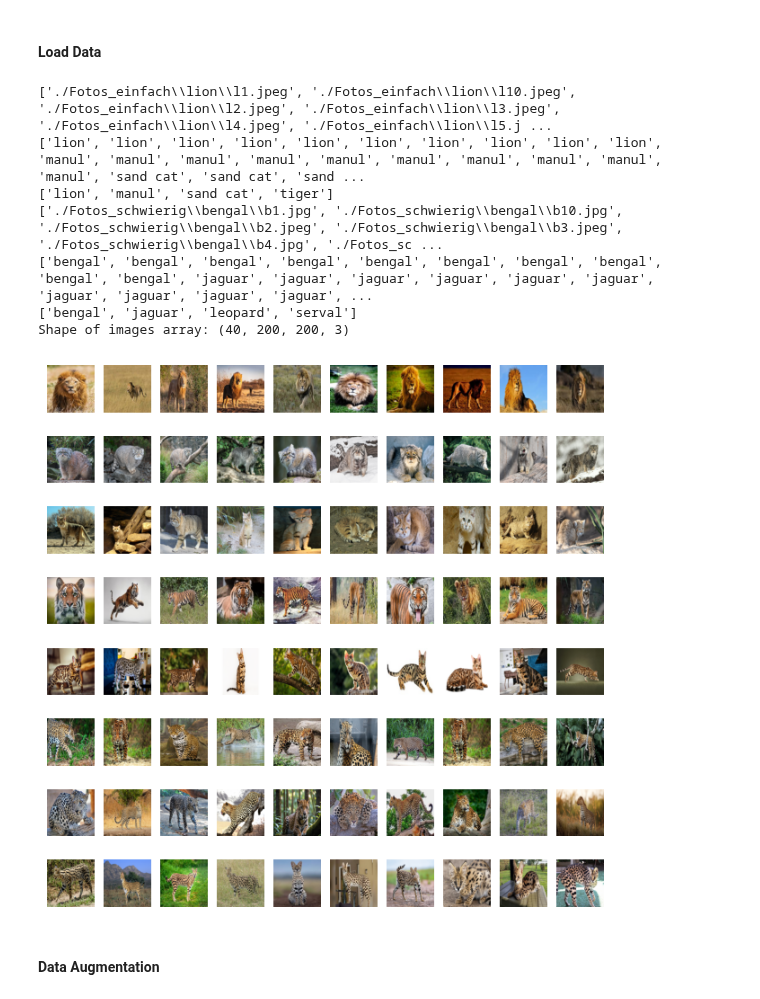
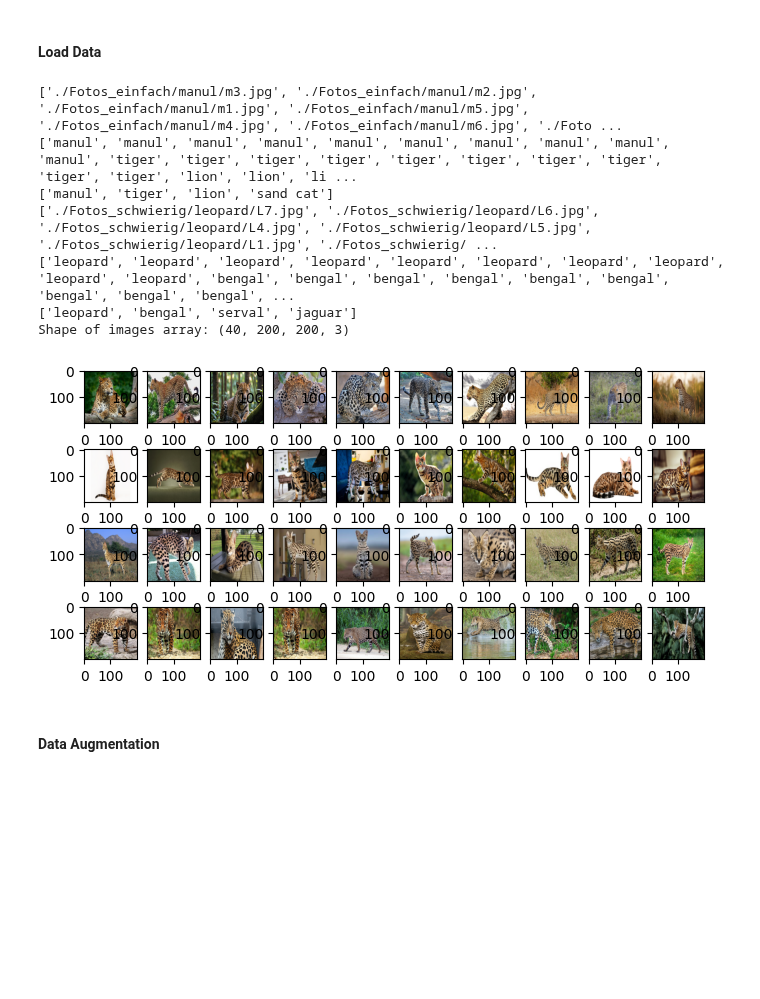
Before and after one commit to D0dizzle/Machine-and-Deep-Learning, a Jupyter notebook: Prüfung.ipynb, the cells around one changed output. Drawn from its saved outputs; the diff is of its cells as text; code cells hidden in the pictures; blank space fills up the shorter version.

```diff
--- a/Prüfung.ipynb
+++ b/Prüfung.ipynb
@@ -25,49 +27,41 @@ folder_e = './Fotos_einfach'
 folder_h = './Fotos_schwierig'
 #image_names, categories = read_image_names(filepath)
 categories_e, image_names_e, labels_e = func.get_filenames_labels(folder_e)
 categories_h, image_names_h, labels_h = func.get_filenames_labels(folder_h)
 print(image_names_e)
 print(labels_e)
 print(categories_e)
 print(image_names_h)
 print(labels_h)
 print(categories_h)
 # Load images
 input_shape = {
     "height": 200,
     "width": 200,
     "channels": 3
 }
 images_e = func.read_images(image_names_e, height=input_shape["height"], width=input_shape["width"])
 images_h = func.read_images(image_names_h, height=input_shape["height"], width=input_shape["width"])
 # Convert images to array
 aimages_e = func.images_to_array(images_e)
 aimages_h = func.images_to_array(images_h)
 print(f'Shape of images array: {aimages_e.shape}')
 # Plot images array
 fig = plt.figure(figsize=(8, 8))
 rows, columns = 8, 10
-
-for i in range(aimages_e.shape[0]):
-    fig.add_subplot(rows, columns, i + 1)
-    plt.imshow(aimages_e[i, ...])
-    plt.axis('off')
-
 for i in range(aimages_h.shape[0]):
-    fig.add_subplot(rows, columns, aimages_e.shape[0] + i + 1)
+    fig.add_subplot(rows, columns, i+1)
     plt.imshow(aimages_h[i, ...])
-    plt.axis('off')
-
 plt.show()
 # %% [output]
-['./Fotos_einfach\\lion\\l1.jpeg', './Fotos_einfach\\lion\\l10.jpeg', './Fotos_einfach\\lion\\l2.jpeg', './Fotos_einfach\\lion\\l3.jpeg', './Fotos_einfach\\lion\\l4.jpeg', './Fotos_einfach\\lion\\l5.j ...
-['lion', 'lion', 'lion', 'lion', 'lion', 'lion', 'lion', 'lion', 'lion', 'lion', 'manul', 'manul', 'manul', 'manul', 'manul', 'manul', 'manul', 'manul', 'manul', 'manul', 'sand cat', 'sand cat', 'sand ...
-['lion', 'manul', 'sand cat', 'tiger']
-['./Fotos_schwierig\\bengal\\b1.jpg', './Fotos_schwierig\\bengal\\b10.jpg', './Fotos_schwierig\\bengal\\b2.jpeg', './Fotos_schwierig\\bengal\\b3.jpeg', './Fotos_schwierig\\bengal\\b4.jpg', './Fotos_sc ...
-['bengal', 'bengal', 'bengal', 'bengal', 'bengal', 'bengal', 'bengal', 'bengal', 'bengal', 'bengal', 'jaguar', 'jaguar', 'jaguar', 'jaguar', 'jaguar', 'jaguar', 'jaguar', 'jaguar', 'jaguar', 'jaguar', ...
-['bengal', 'jaguar', 'leopard', 'serval']
+['./Fotos_einfach/manul/m3.jpg', './Fotos_einfach/manul/m2.jpg', './Fotos_einfach/manul/m1.jpg', './Fotos_einfach/manul/m5.jpg', './Fotos_einfach/manul/m4.jpg', './Fotos_einfach/manul/m6.jpg', './Foto ...
+['manul', 'manul', 'manul', 'manul', 'manul', 'manul', 'manul', 'manul', 'manul', 'manul', 'tiger', 'tiger', 'tiger', 'tiger', 'tiger', 'tiger', 'tiger', 'tiger', 'tiger', 'tiger', 'lion', 'lion', 'li ...
+['manul', 'tiger', 'lion', 'sand cat']
+['./Fotos_schwierig/leopard/L7.jpg', './Fotos_schwierig/leopard/L6.jpg', './Fotos_schwierig/leopard/L4.jpg', './Fotos_schwierig/leopard/L5.jpg', './Fotos_schwierig/leopard/L1.jpg', './Fotos_schwierig/ ...
+['leopard', 'leopard', 'leopard', 'leopard', 'leopard', 'leopard', 'leopard', 'leopard', 'leopard', 'leopard', 'bengal', 'bengal', 'bengal', 'bengal', 'bengal', 'bengal', 'bengal', 'bengal', 'bengal', ...
+['leopard', 'bengal', 'serval', 'jaguar']
 Shape of images array: (40, 200, 200, 3)
-[figure, old version]
+[figure, new version]
 # %% [markdown]
 #### Data Augmentation
 # %%
```
Also changed, not shown: parts of 12 cells of this notebook.
